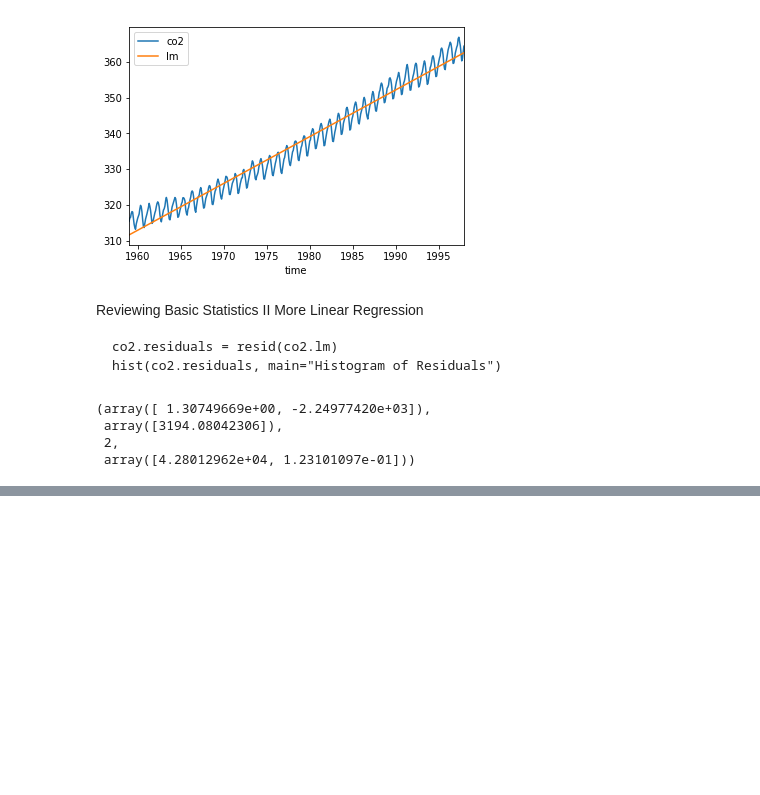
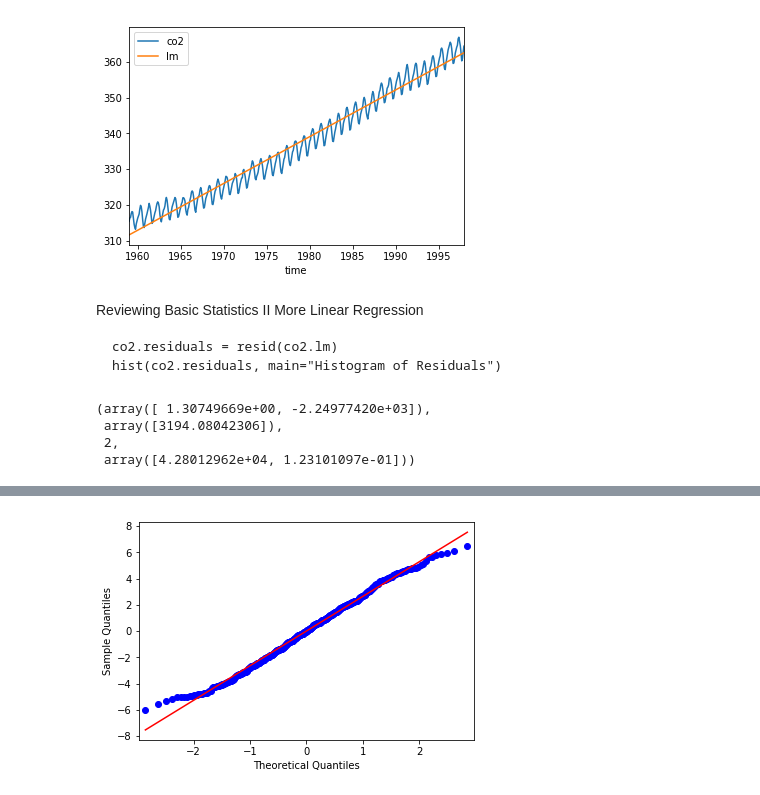
Before and after one commit to stlimtat/coursera-practical-time-series-analysis, a Jupyter notebook: week1.ipynb, the cells around one changed output, grey strips where cells are left out. Drawn from its saved outputs; the diff is of its cells as text; code cells hidden in the pictures; blank space fills up the shorter version.

Commit message:
Did till Reviewing Basic Statistics - Inference

```diff
--- a/week1.ipynb
+++ b/week1.ipynb
@@ -130,0 +179,19 @@ Name: lm, Length: 468, dtype: float64
+# %%
+import statsmodels.api as sm
+
+
+# https://www.statsmodels.org/stable/generated/statsmodels.graphics.gofplots.qqplot.html
+
+# line (str {'45', 's', 'r', q'} or None) –
+# Options for the reference line to which the data is compared:
+
+# ‘45’ - 45-degree line
+# ’s‘ - standardized line, the expected order statistics are scaled by the standard deviation of the given sample and have the mean added to them
+# ’r’ - A regression line is fit
+# ’q’ - A line is fit through the quartiles.
+# None - by default no reference line is added to the plot.
+
+sm.qqplot(co2["resids"], line='r')
+plt.show()
+# %% [output]
+[figure, added]
```
Also changed, not shown: parts of 30 cells of this notebook.
